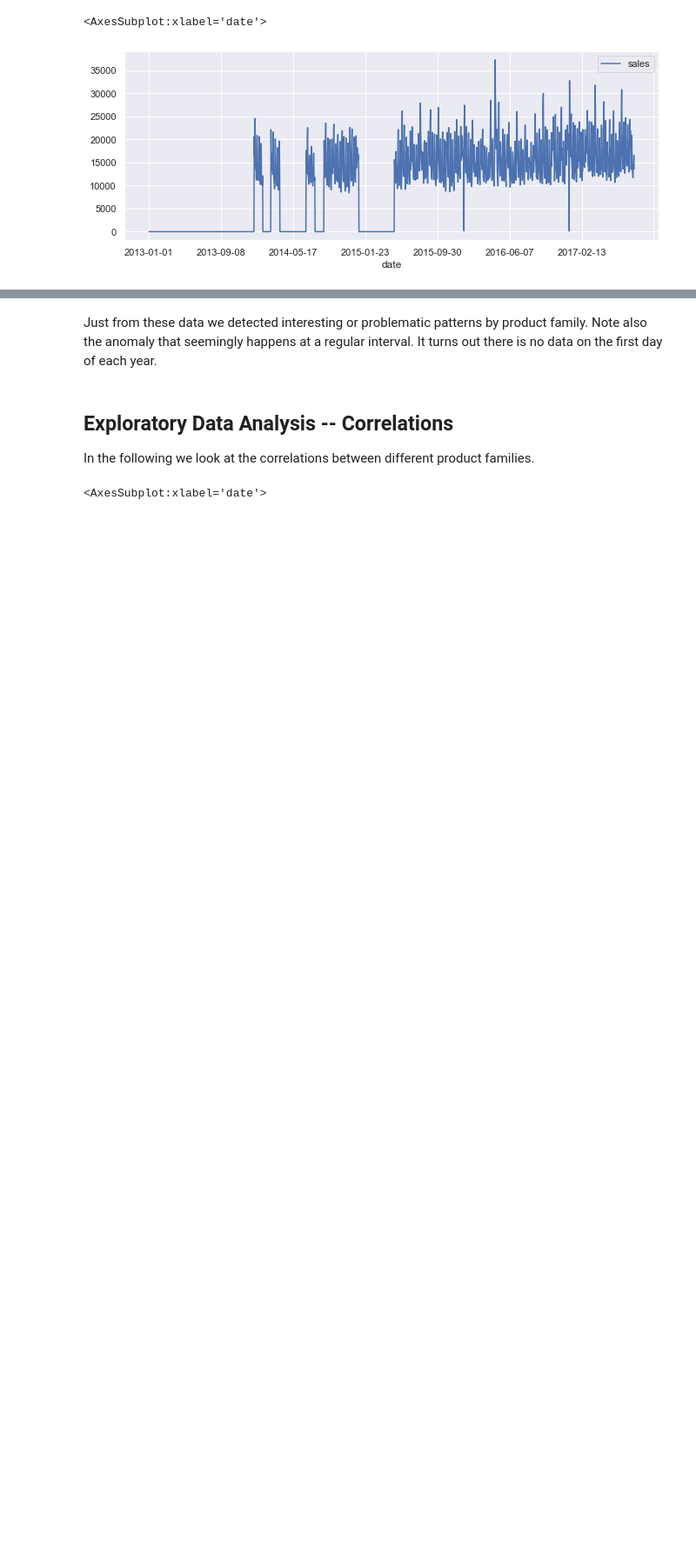
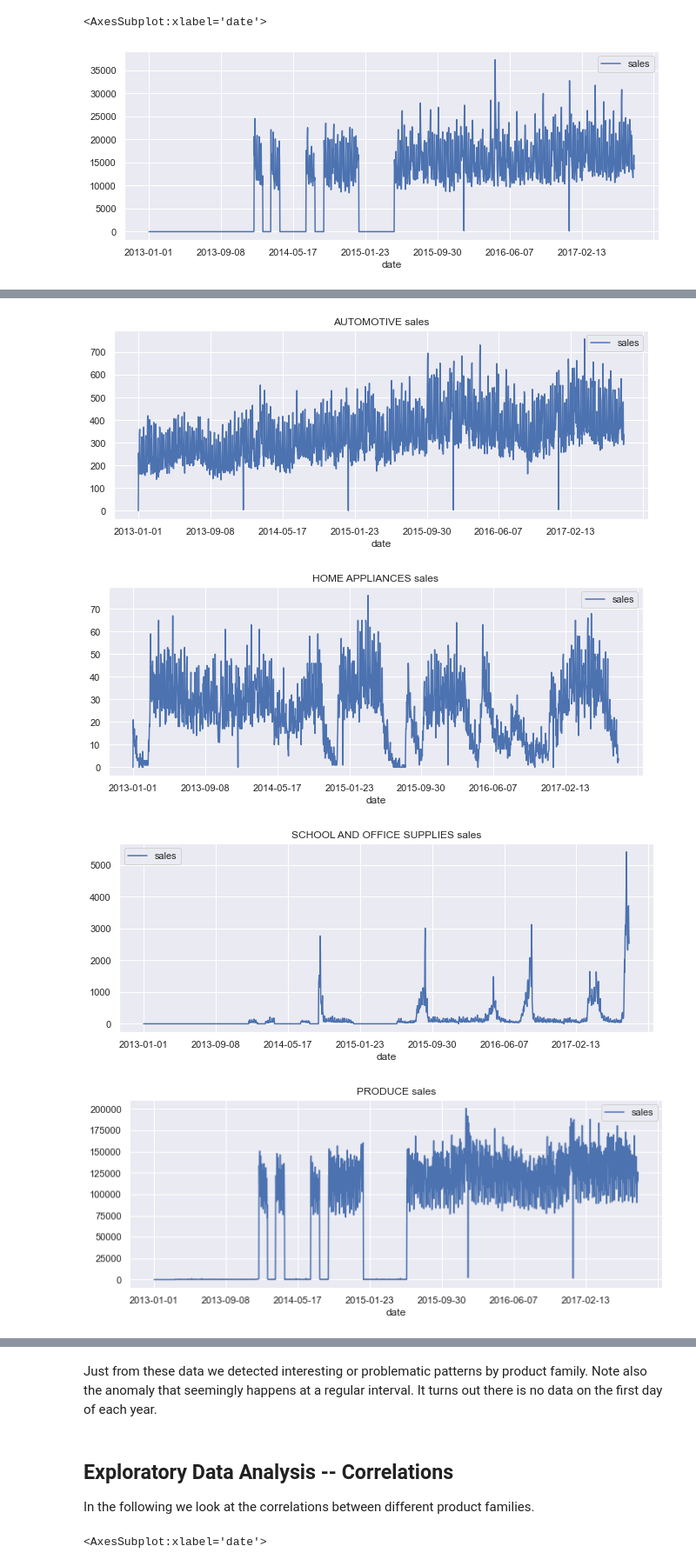
Before and after one commit to suhasAB/store-sales-forecasting, a Jupyter notebook: StoreSales.ipynb, the cells around one changed output, grey strips where cells are left out. Shown at 87% size. Saved outputs shown, nothing was run; the diff lists cells and outputs as text; code cells hidden in the pictures; blank space fills up the shorter version.

```diff
--- a/StoreSales.ipynb
+++ b/StoreSales.ipynb
@@ -426,0 +431,3 @@ agg.plot()
+# %%
+category_list = train['family'].value_counts().to_dict().keys()
+category_list
@@ -426,0 +436,9 @@ agg.plot()
+# %%
+for category in category_list:
+    agg = train[train['family'] == category].loc[:,['sales','date']].groupby(['date']).sum()
+    agg.plot(title=category+' sales')
+# %% [output]
+[figure, added]
+[figure, added]
+[figure, added]
+[figure, added]
```
Also changed, not shown: parts of 14 cells of this notebook, 4 other files.
